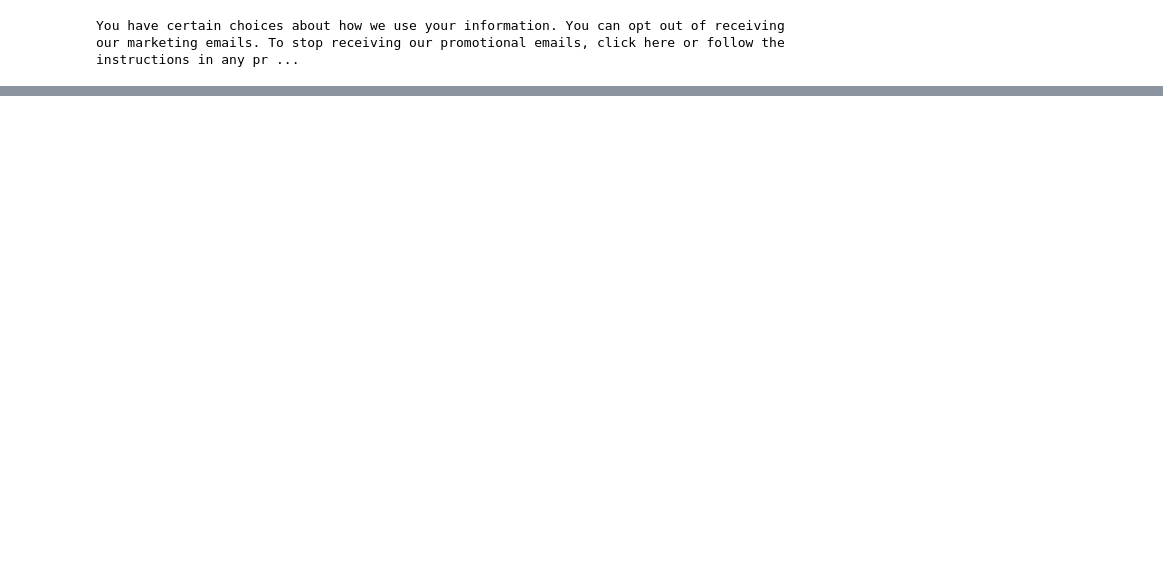
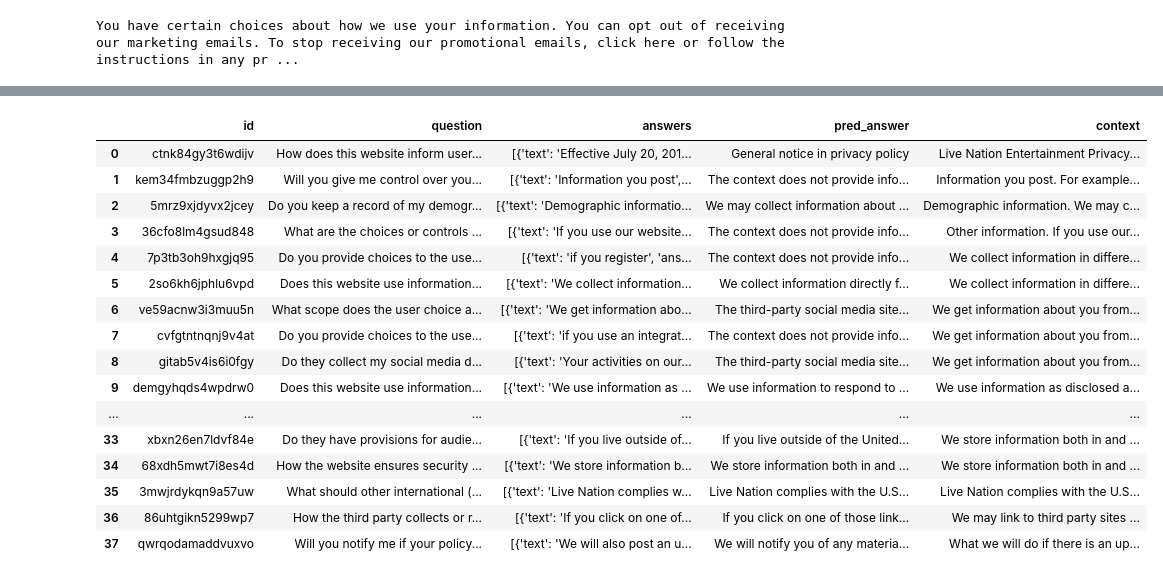
Before and after one commit to angelonti/ai4esg_experiments, a Jupyter notebook: experiments/AI4ESG_single_chunk.ipynb, the cells around one changed output, grey strips where cells are left out. Drawn from its saved outputs; the diff is of its cells as text; code cells hidden in the pictures; blank space fills up the shorter version.

Commit message:
add new experiments and data ingention from ESG documents

```diff
--- a/experiments/AI4ESG_single_chunk.ipynb
+++ b/experiments/AI4ESG_single_chunk.ipynb
@@ -119,8 +120,9 @@ with open(DATASET_FILE, "r") as f:
 # %% [output]
 <class 'dict'>
 # %%
-embeddings = get_embeddings_from_document(policy_doc)
-#embeddings = get_embeddings_from_contexts(policy_doc, json_data)
+##switch here to get embeddings from context or from document
+#embeddings = get_embeddings_from_document(policy_doc)
+embeddings = get_embeddings_from_contexts(policy_doc, json_data)
 
 for item in embeddings:
     print(item.offset)
@@ -553,0 +567,4 @@ Arguments: (151,)
+# %%
+import json
+with open(RESULT_FILE, "r") as f:
+    results = json.load(f)
@@ -553,0 +592,3 @@ Arguments: (151,)
+# %%
+records_not_exact_match = get_pred_answers_not_exact_match_answers(results)
+records_not_contained = get_pred_answers_not_contained(results)
@@ -553,0 +601,7 @@ Arguments: (151,)
+# %%
+import pandas as pd
+
+df_not_exact_match = pd.DataFrame(records_not_exact_match)
+df_not_contained = pd.DataFrame(records_not_contained)
+
+df_not_exact_match_diff_not_contained = df_not_exact_match[~df_not_exact_match.id.isin(df_not_contained.id)]
@@ -553,0 +624,20 @@ Arguments: (151,)
+# %%
+df_not_contained
+# %% [output]
+|  | id | question | answers | pred_answer | context |
+| 0 | ctnk84gy3t6wdijv | How does this website inform user... | [{'text': 'Effective July 20, 201... | General notice in privacy policy | Live Nation Entertainment Privacy... |
+| 1 | kem34fmbzuggp2h9 | Will you give me control over you... | [{'text': 'Information you post',... | The context does not provide info... | Information you post. For example... |
+| 2 | 5mrz9xjdyvx2jcey | Do you keep a record of my demogr... | [{'text': 'Demographic informatio... | We may collect information about ... | Demographic information. We may c... |
+| 3 | 36cfo8lm4gsud848 | What are the choices or controls ... | [{'text': 'If you use our website... | The context does not provide info... | Other information. If you use our... |
+| 4 | 7p3tb3oh9hxgjq95 | Do you provide choices to the use... | [{'text': 'if you register', 'ans... | The context does not provide info... | We collect information in differe... |
+| 5 | 2so6kh6jphlu6vpd | Does this website use information... | [{'text': 'We collect information... | We collect information directly f... | We collect information in differe... |
+| 6 | ve59acnw3i3muu5n | What scope does the user choice a... | [{'text': 'We get information abo... | The third-party social media site... | We get information about you from... |
+| 7 | cvfgtntnqnj9v4at | Do you provide choices to the use... | [{'text': 'if you use an integrat... | The context does not provide info... | We get information about you from... |
+| 8 | gitab5v4is6i0fgy | Do they collect my social media d... | [{'text': 'Your activities on our... | The third-party social media site... | We get information about you from... |
+| 9 | demgyhqds4wpdrw0 | Does this website use information... | [{'text': 'We use information as ... | We use information to respond to ... | We use information as disclosed a... |
+| ... | ... | ... | ... | ... | ... |
+| 33 | xbxn26en7ldvf84e | Do they have provisions for audie... | [{'text': 'If you live outside of... | If you live outside of the United... | We store information both in and ... |
+| 34 | 68xdh5mwt7i8es4d | How the website ensures security ... | [{'text': 'We store information b... | We store information both in and ... | We store information both in and ... |
+| 35 | 3mwjrdykqn9a57uw | What should other international (... | [{'text': 'Live Nation complies w... | Live Nation complies with the U.S... | Live Nation complies with the U.S... |
+| 36 | 86uhtgikn5299wp7 | How the third party collects or r... | [{'text': 'If you click on one of... | If you click on one of those link... | We may link to third party sites ... |
+| 37 | qwrqodamaddvuxvo | Will you notify me if your policy... | [{'text': 'We will also post an u... | We will notify you of any materia... | What we will do if there is an up... |
```
Also changed, not shown: parts of 21 cells of this notebook, 17 other files.
